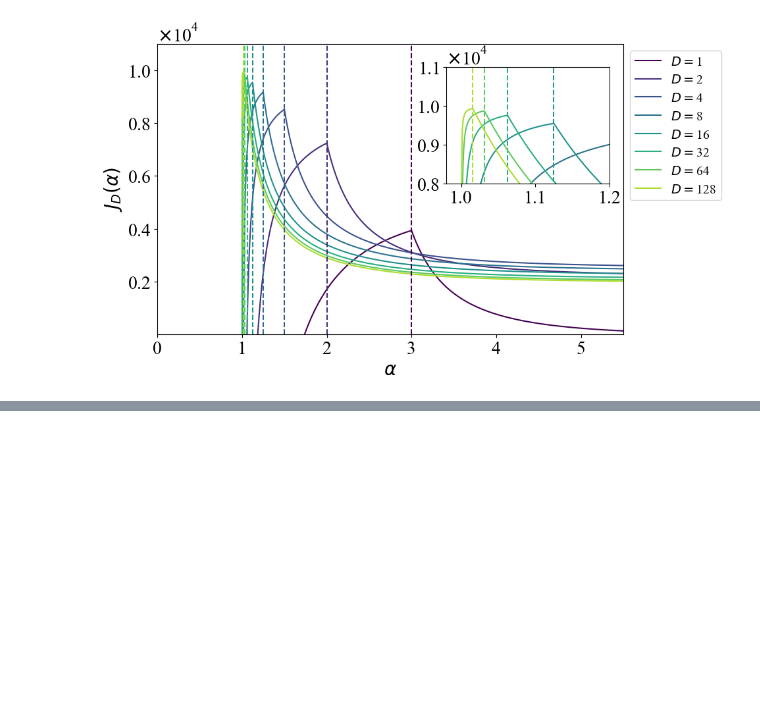
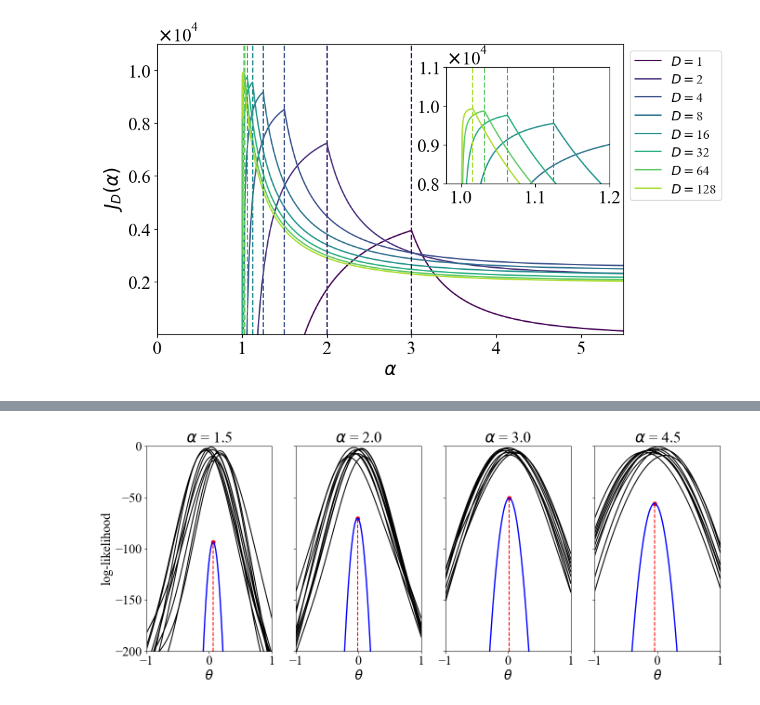
Before and after one commit to tatsukawa/power-law-fisher-info, a Jupyter notebook: figs/plot.ipynb, the cells around one changed output, grey strips where cells are left out. Drawn from its saved outputs; the diff is of its cells as text; code cells hidden in the pictures; blank space fills up the shorter version.

```diff
--- a/figs/plot.ipynb
+++ b/figs/plot.ipynb
@@ -253,0 +260,91 @@ The PostScript backend does not support transparency; partially transparent arti
+# %%
+import os
+from typing import NamedTuple
+
+
+import matplotlib.pyplot as plt
+import numpy as np
+from numpy.typing import NDArray
+
+plt.rcParams.update({
+#    "text.usetex": True,
+    "font.family": "Times New Roman",
+#    "font.family": "sans-serif",
+    "font.sans-serif": "Helvetica",
+    "font.size": 20,
+})
+
+plt.rc('text.latex', preamble=r'\usepackage{bm}')
+plt.rc('text.latex', preamble=r'\usepackage{amsmath}')
+
+np.random.seed(0)
+
+class Args(NamedTuple):
+    N: int
+    alpha: float
+    sgm0: float
+    sgm1: float
+    mu: float
+    D: int
+
+    @property
+    def M(self) -> int:
+        return self.N // 2
+
+# xd: (D, T, N)
+# yd: (D, T, N)
+# theta: (1, T, 1)
+args = Args(N=10, alpha=2.0, sgm0=0.1, sgm1=0.1, mu=0.0, D=10)
+
+def get_f(theta: NDArray[np.float64], xd: NDArray[np.float64], yd: NDArray[np.float64], args: Args):
+    n = np.arange(1, args.M+1).reshape(1, 1, args.M)
+    na = n**(-args.alpha/2.0)
+    sum = np.sum((xd - na * np.cos(n * theta))**2 + (yd - na * np.sin(n * theta))**2, axis=-1, keepdims=True)  # (D, T)
+    return -(theta - args.mu)**2 / (2.0 * args.sgm1**2) - sum / (2.0 * args.sgm0**2)
+
+
+min_theta = -5.0 * (args.sgm0  + args.sgm1)
+max_theta = 5.0 * (args.sgm0  + args.sgm1)
+ntheta = 500
+theta = np.linspace(min_theta, max_theta, ntheta).reshape(1, ntheta, 1)
+
+def get_xy(args: Args):
+    eta = np.random.randn(args.D, 1, 1)
+    xi = np.random.randn(args.D, 1, args.M)
+    n = np.arange(1, args.M + 1).reshape(1, 1, -1)
+
+    xn = (n**(-args.alpha/2.0) * np.cos(n * (args.mu + args.sgm1 * eta)) + args.sgm0 * xi)
+    yn = (n**(-args.alpha/2.0) * np.sin(n * (args.mu + args.sgm1 * eta)) + args.sgm0 * xi)
+
+    return xn, yn
+
+alpha = [1.5, 2.0, 3.0, 4.5]
+fig, ax = plt.subplots(1, len(alpha), figsize=(14, 6), sharey=True)
+
+for i, a in enumerate(alpha):
+    args = Args(N=10, alpha=a, sgm0=0.1, sgm1=0.1, mu=0.0, D=10)
+    xn, yn = get_xy(args)
+    f = get_f(theta, xn, yn, args)
+
+    for j in range(args.D):
+        ax[i].plot(theta[0, :, 0], f[j, :], color='k')
+        ax[i].set_xlabel(r'$\theta$')
+        ax[i].set_title(f'$\\alpha$ = {a}')
+
+    ll = f.sum(axis=0).reshape(-1)
+    ax[i].plot(theta[0, :, 0], ll, color='blue', linewidth=2, label=r'$L(\theta; r^{(1)}, \ldots, r^{(D)})$')
+    idx = np.argmax(ll)
+    ax[i].scatter(theta[0, idx, 0], ll[idx], color='red')
+    x_max = theta[0, idx, 0]
+    ax[i].plot([x_max, x_max], [-200, ll[idx]], '--', color='r')
+
+    ax[i].set_ylim([-200, 0])
+    ax[i].set_xlim([-1, 1])
+
+ax[0].set_ylabel('log-likelihood')
+fig.subplots_adjust(wspace=0)
+plt.tight_layout()
+os.makedirs('output', exist_ok=True)
+plt.savefig('output/figS2.eps', pad_inches=0.5, bbox_inches='tight')
+# %% [output]
+[figure, added]
```
Also changed, not shown: parts of 4 cells of this notebook, 7 other files.
